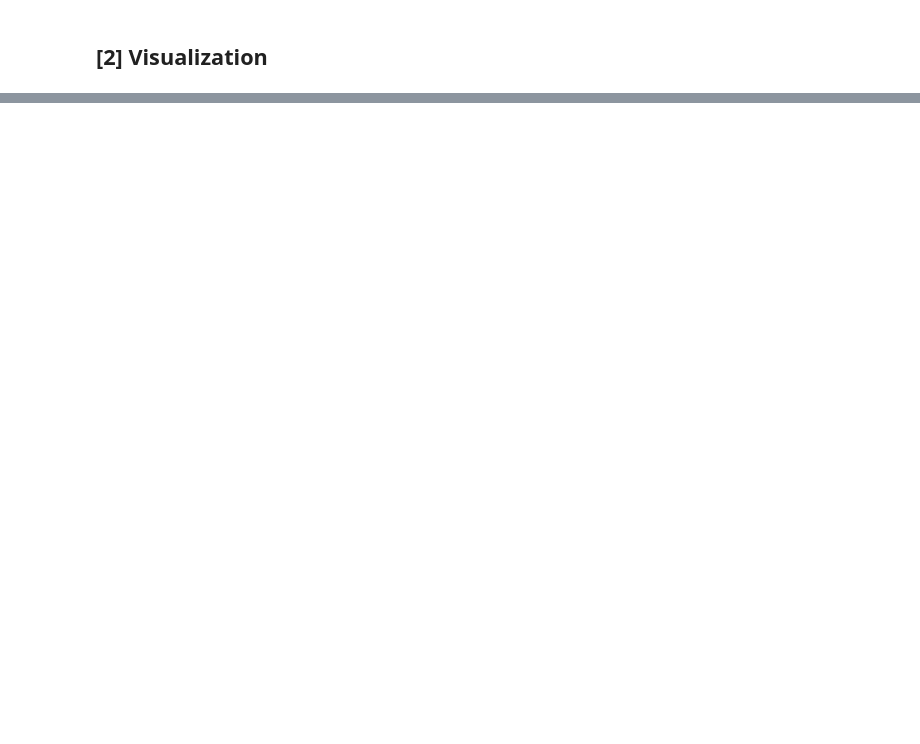
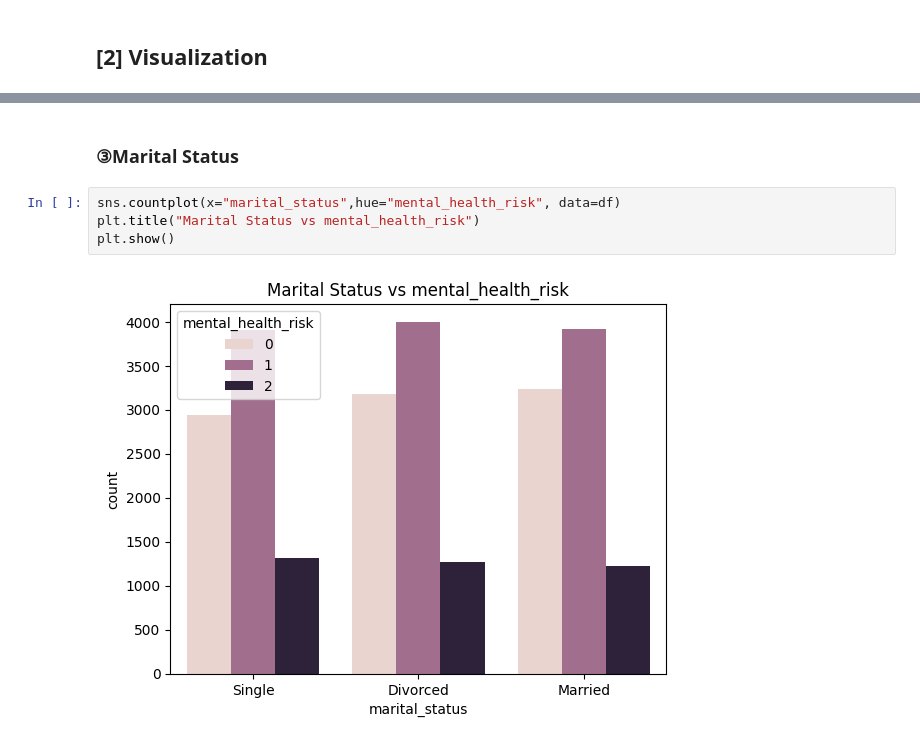
Before and after one commit to takumi230703/Mental-Health-Risk-Prediction, a Jupyter notebook: notebooks/model_comparison.ipynb, the cells around one changed output, grey strips where cells are left out. Saved outputs shown, nothing was run; the diff lists cells and outputs as text; blank space fills up the shorter version.

```diff
--- a/notebooks/model_comparison.ipynb
+++ b/notebooks/model_comparison.ipynb
@@ -124,0 +140,8 @@ y = df["mental_health_risk"]
+# %% [markdown]
+### ③Marital Status
+# %%
+sns.countplot(x="marital_status",hue="mental_health_risk", data=df)
+plt.title("Marital Status vs mental_health_risk")
+plt.show()
+# %% [output]
+[figure, added]
```
Also changed, not shown: parts of 25 cells of this notebook, 2 other files.
